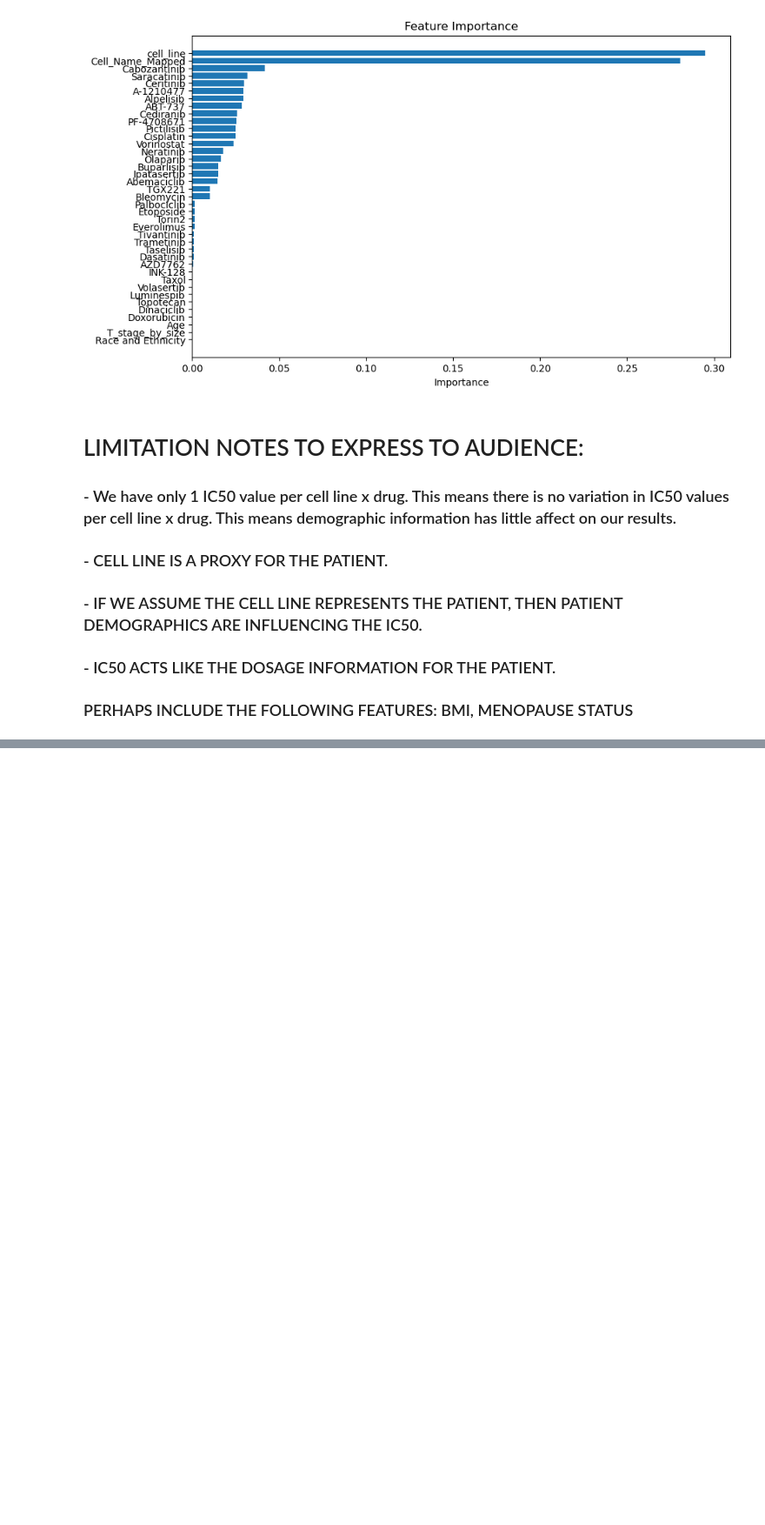
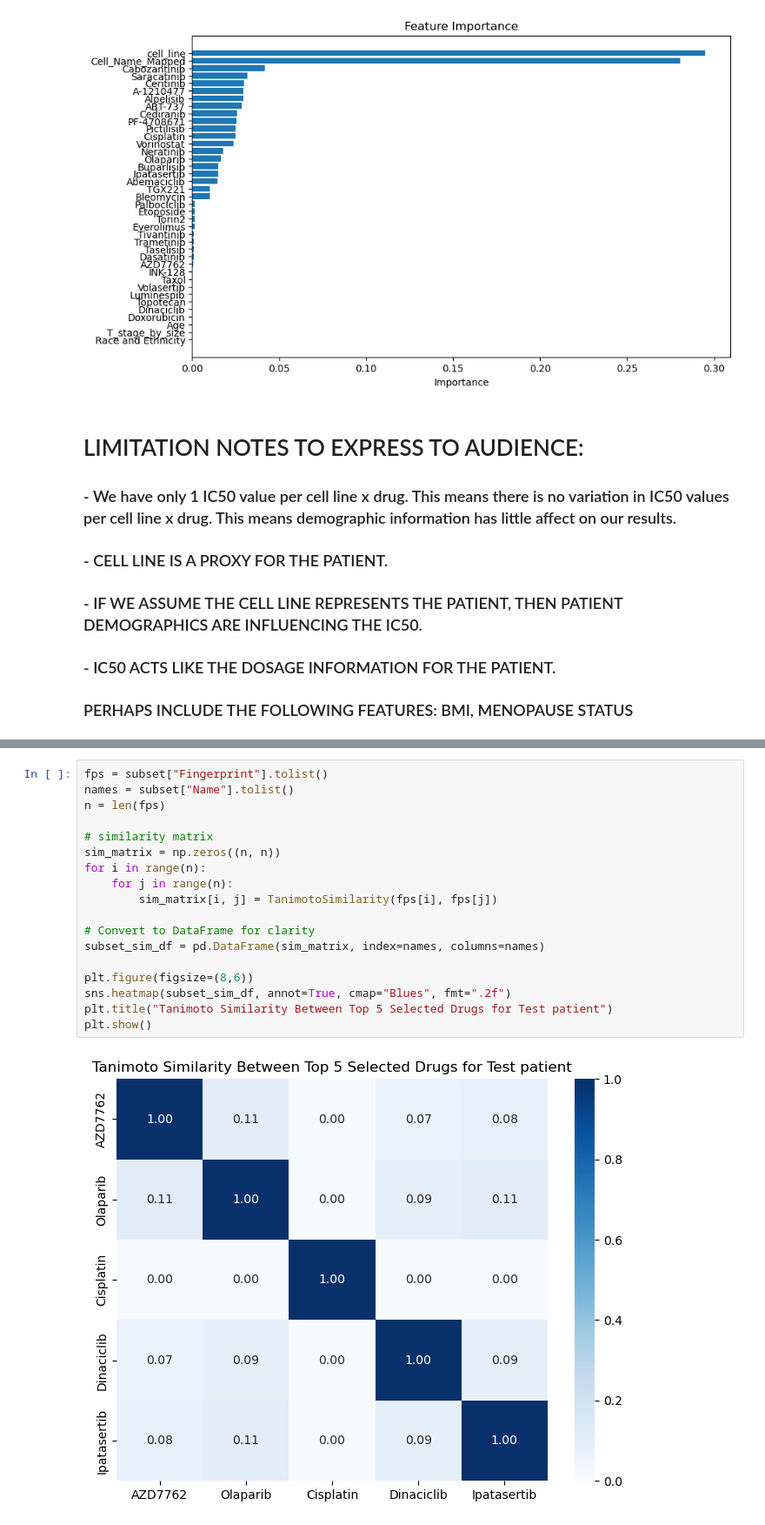
Before and after one commit to Sammccarthypotter/Data_277_-Cancer, a Jupyter notebook: Best_chemical_dosage_per_patient.ipynb, the cells around one changed output, grey strips where cells are left out. Shown at 87% size. Cells and saved outputs as stored; diff of their text form; blank space fills up the shorter version.

```diff
--- a/Best_chemical_dosage_per_patient.ipynb
+++ b/Best_chemical_dosage_per_patient.ipynb
@@ -467,0 +584,20 @@ Bleomycin: predicted EC50 = 1.1143 µM
+# %%
+fps = subset["Fingerprint"].tolist()
+names = subset["Name"].tolist()
+n = len(fps)
+
+# similarity matrix
+sim_matrix = np.zeros((n, n))
+for i in range(n):
+    for j in range(n):
+        sim_matrix[i, j] = TanimotoSimilarity(fps[i], fps[j])
+
+# Convert to DataFrame for clarity
+subset_sim_df = pd.DataFrame(sim_matrix, index=names, columns=names)
+
+plt.figure(figsize=(8,6))
+sns.heatmap(subset_sim_df, annot=True, cmap="Blues", fmt=".2f")
+plt.title("Tanimoto Similarity Between Top 5 Selected Drugs for Test patient")
+plt.show()
+# %% [output]
+[figure, added]
```
Also changed, not shown: parts of 14 cells of this notebook.
